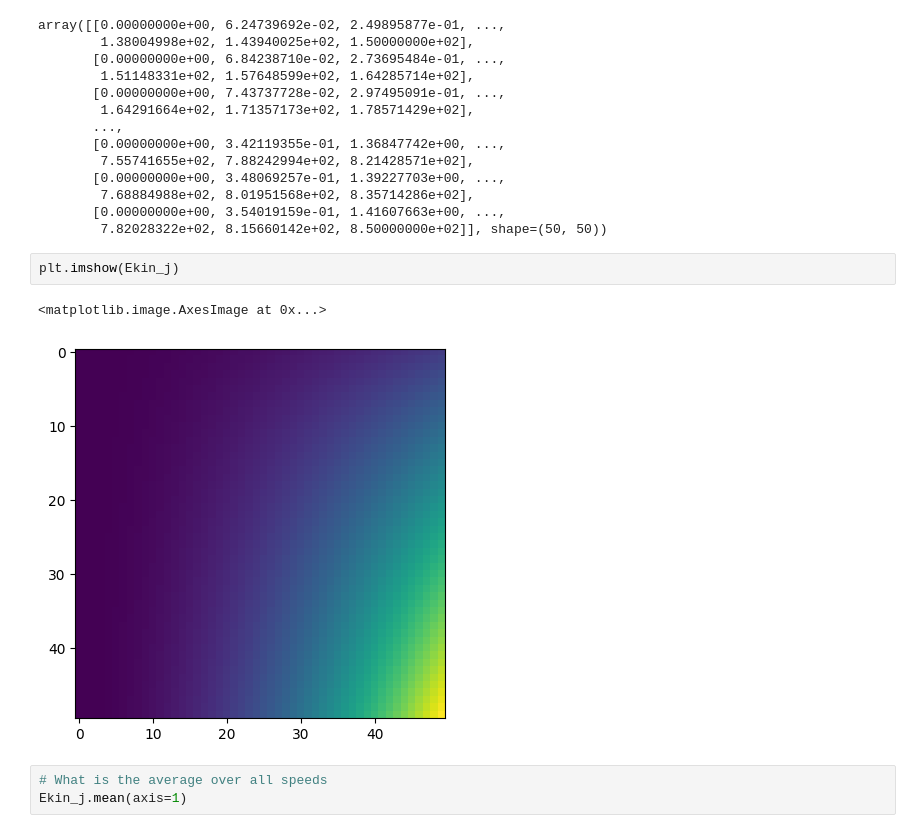
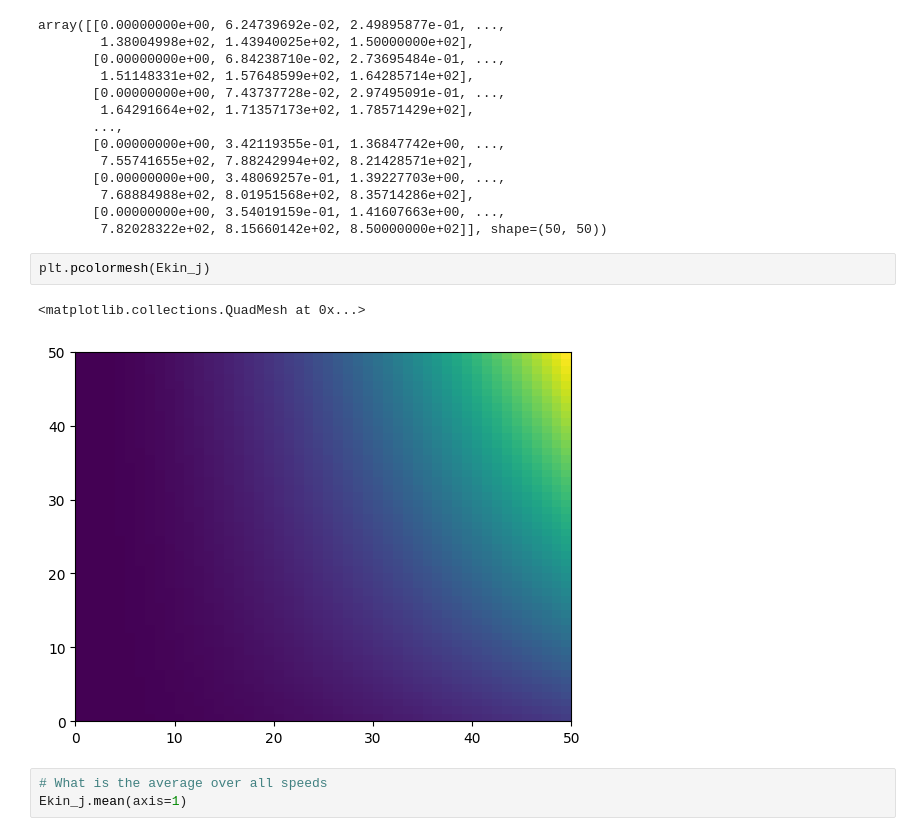
Before and after one commit to hbeukers/simulation-tutorial, a Jupyter notebook: notebooks/1_discovering_xarray.ipynb, the cells around one changed output. Cells and saved outputs as stored; diff of their text form.

```diff
--- a/notebooks/1_discovering_xarray.ipynb
+++ b/notebooks/1_discovering_xarray.ipynb
@@ -37,10 +37,10 @@ array([[0.00000000e+00, 6.24739692e-02, 2.49895877e-01, ...,
        [0.00000000e+00, 3.54019159e-01, 1.41607663e+00, ...,
         7.82028322e+02, 8.15660142e+02, 8.50000000e+02]], shape=(50, 50))
 # %%
-plt.imshow(Ekin_j)
+plt.pcolormesh(Ekin_j)
 # %% [output]
-<matplotlib.image.AxesImage at 0x...>
+<matplotlib.collections.QuadMesh at 0x...>
-[figure, old version]
+[figure, new version]
 # %%
 # What is the average over all speeds
 Ekin_j.mean(axis=1)
```
Also changed, not shown: parts of 1 cell of this notebook, 9 other files.
